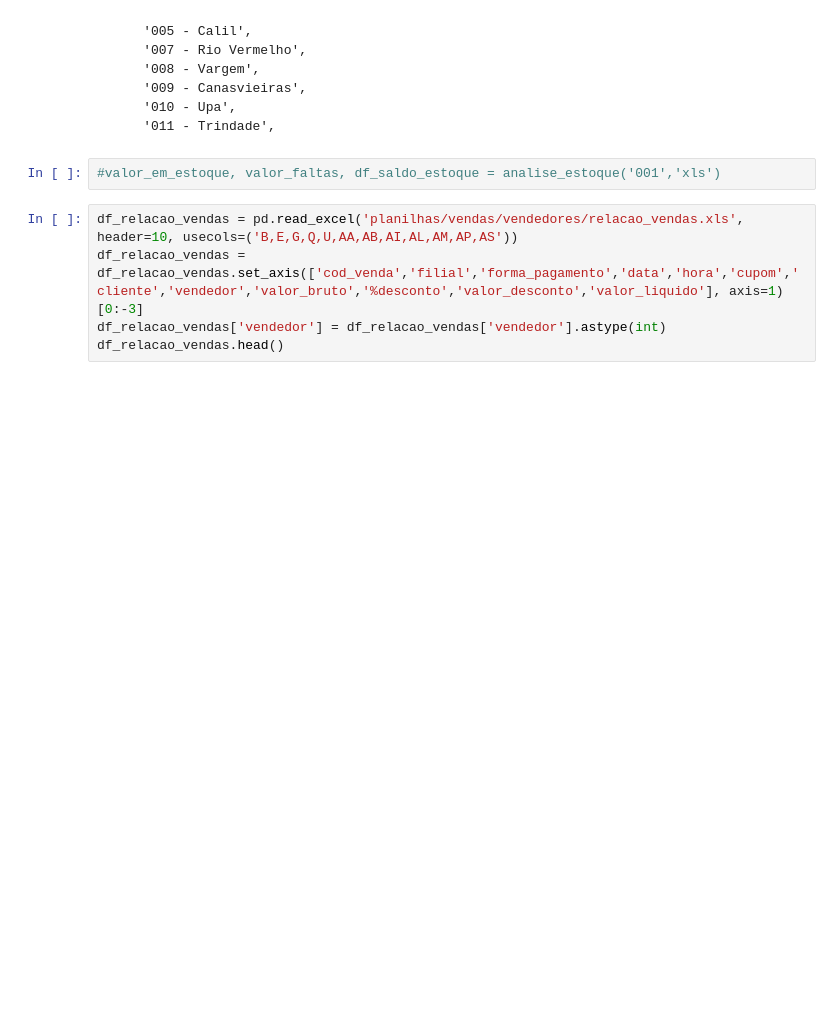
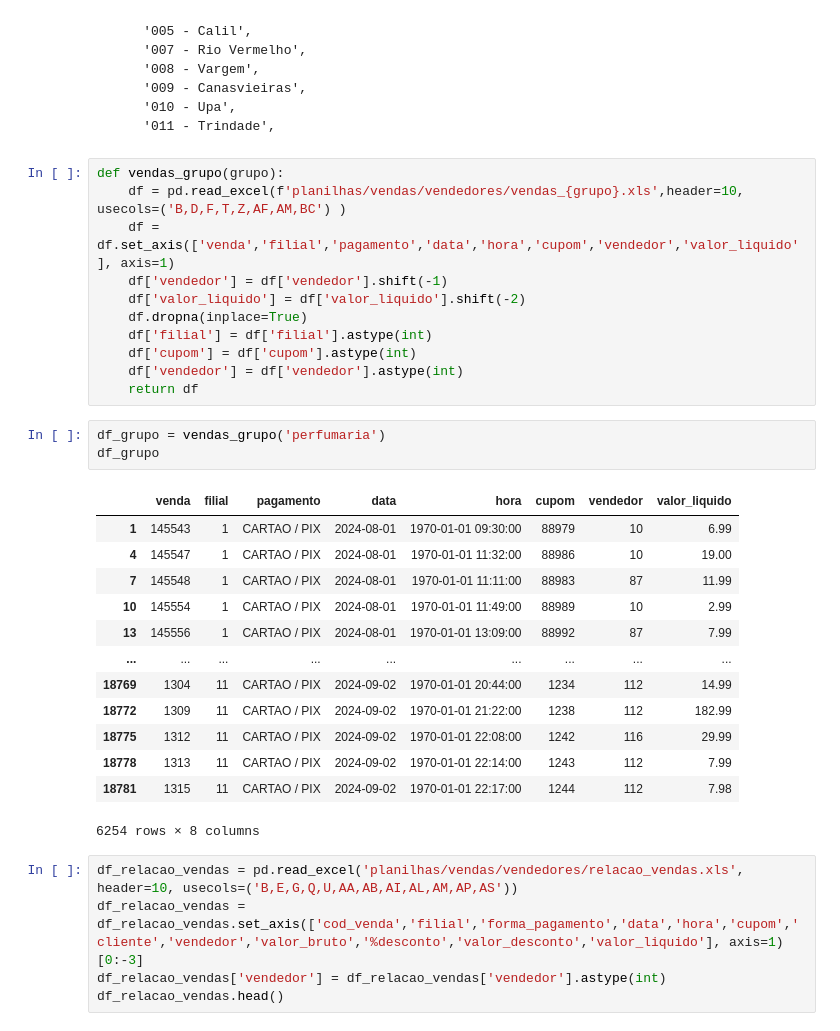
Before and after one commit to emersonsoaressc/spx, a Jupyter notebook: project_estoque.ipynb, the cells around one changed output. Cells and saved outputs as stored; diff of their text form; blank space fills up the shorter version.

```diff
--- a/project_estoque.ipynb
+++ b/project_estoque.ipynb
@@ -11,8 +11,34 @@ warnings.filterwarnings('ignore')
         '009 - Canasvieiras',
         '010 - Upa',
         '011 - Trindade',
-# %%
-#valor_em_estoque, valor_faltas, df_saldo_estoque = analise_estoque('001','xls')
+# %%
+def vendas_grupo(grupo):
+    df = pd.read_excel(f'planilhas/vendas/vendedores/vendas_{grupo}.xls',header=10, usecols=('B,D,F,T,Z,AF,AM,BC') )
+    df = df.set_axis(['venda','filial','pagamento','data','hora','cupom','vendedor','valor_liquido'], axis=1)
+    df['vendedor'] = df['vendedor'].shift(-1)
+    df['valor_liquido'] = df['valor_liquido'].shift(-2)
+    df.dropna(inplace=True)
+    df['filial'] = df['filial'].astype(int)
+    df['cupom'] = df['cupom'].astype(int)
+    df['vendedor'] = df['vendedor'].astype(int)
+    return df
+# %%
+df_grupo = vendas_grupo('perfumaria')
+df_grupo
+# %% [output]
+|  | venda | filial | pagamento | data | hora | cupom | vendedor | valor_liquido |
+| 1 | 145543 | 1 | CARTAO / PIX | 2024-08-01 | 1970-01-01 09:30:00 | 88979 | 10 | 6.99 |
+| 4 | 145547 | 1 | CARTAO / PIX | 2024-08-01 | 1970-01-01 11:32:00 | 88986 | 10 | 19.00 |
+| 7 | 145548 | 1 | CARTAO / PIX | 2024-08-01 | 1970-01-01 11:11:00 | 88983 | 87 | 11.99 |
+| 10 | 145554 | 1 | CARTAO / PIX | 2024-08-01 | 1970-01-01 11:49:00 | 88989 | 10 | 2.99 |
+| 13 | 145556 | 1 | CARTAO / PIX | 2024-08-01 | 1970-01-01 13:09:00 | 88992 | 87 | 7.99 |
+| ... | ... | ... | ... | ... | ... | ... | ... | ... |
+| 18769 | 1304 | 11 | CARTAO / PIX | 2024-09-02 | 1970-01-01 20:44:00 | 1234 | 112 | 14.99 |
+| 18772 | 1309 | 11 | CARTAO / PIX | 2024-09-02 | 1970-01-01 21:22:00 | 1238 | 112 | 182.99 |
+| 18775 | 1312 | 11 | CARTAO / PIX | 2024-09-02 | 1970-01-01 22:08:00 | 1242 | 116 | 29.99 |
+| 18778 | 1313 | 11 | CARTAO / PIX | 2024-09-02 | 1970-01-01 22:14:00 | 1243 | 112 | 7.99 |
+| 18781 | 1315 | 11 | CARTAO / PIX | 2024-09-02 | 1970-01-01 22:17:00 | 1244 | 112 | 7.98 |
+6254 rows × 8 columns
 # %%
 df_relacao_vendas = pd.read_excel('planilhas/vendas/vendedores/relacao_vendas.xls', header=10, usecols=('B,E,G,Q,U,AA,AB,AI,AL,AM,AP,AS'))
 df_relacao_vendas = df_relacao_vendas.set_axis(['cod_venda','filial','forma_pagamento','data','hora','cupom','cliente','vendedor','valor_bruto','%desconto','valor_desconto','valor_liquido'], axis=1)[0:-3]
```
Also changed, not shown: 6 other files.
